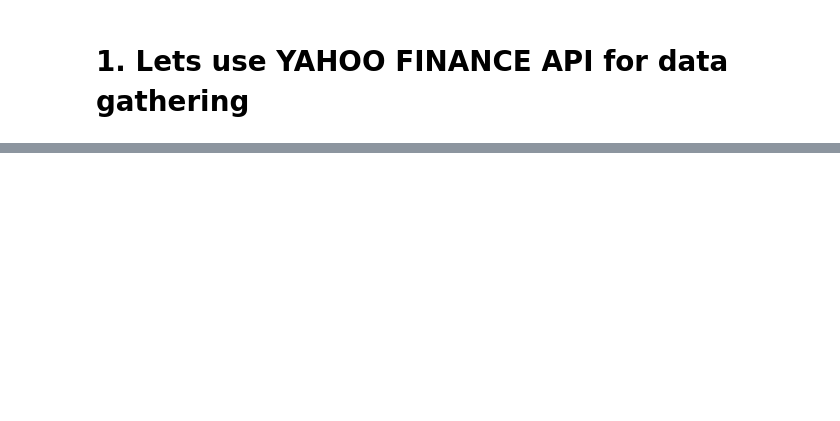
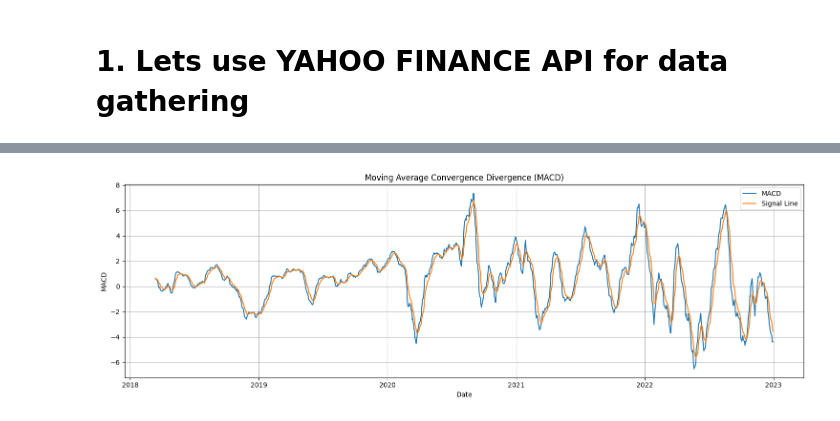
Before and after one commit to sandeepsony/PandasPrep, a Jupyter notebook: Timeseries_finance.ipynb, the cells around one changed output, grey strips where cells are left out. Drawn from its saved outputs; the diff is of its cells as text; code cells hidden in the pictures; blank space fills up the shorter version.

```diff
--- a/Timeseries_finance.ipynb
+++ b/Timeseries_finance.ipynb
@@ -32,0 +170,14 @@ NameError: name 'yf' is not defined
+# %%
+# Plot MACD
+plt.figure(figsize=(15, 5))
+plt.plot(stock_data.index, stock_data['MACD'], label='MACD')
+plt.plot(stock_data.index, stock_data['MACD_Signal'], label='Signal Line')
+plt.title('Moving Average Convergence Divergence (MACD)')
+plt.xlabel('Date')
+plt.ylabel('MACD')
+plt.legend()
+plt.grid(True)
+plt.tight_layout()
+plt.show()
+# %% [output]
+[figure, added]
```
Also changed, not shown: parts of 8 cells of this notebook.
